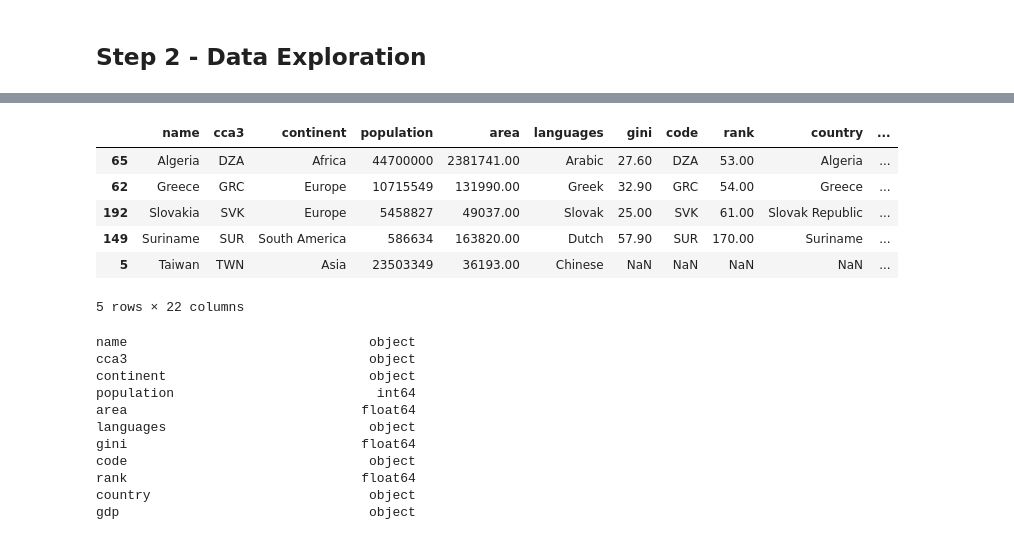
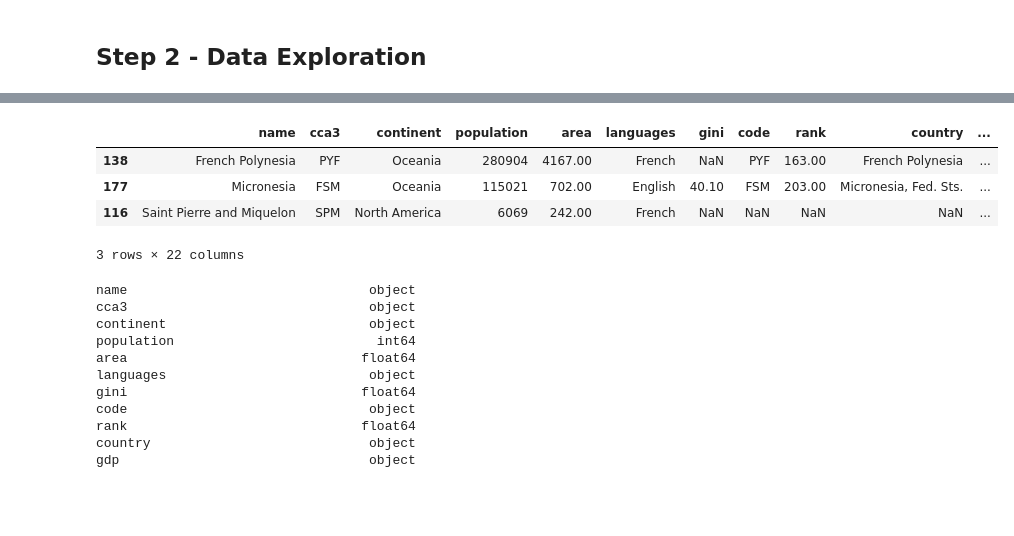
Before and after one commit to nadpierre/countries-eda-project, a Jupyter notebook: Country Analysis.ipynb, the cells around one changed output, grey strips where cells are left out. Saved outputs shown, nothing was run; the diff lists cells and outputs as text; code cells hidden in the pictures; blank space fills up the shorter version.

```diff
--- a/Country Analysis.ipynb
+++ b/Country Analysis.ipynb
@@ -259,13 +253,11 @@ countries.tail()
 # %%
-countries.sample(5)
+countries.sample(3)
 # %% [output]
 |  | name | cca3 | continent | population | area | languages | gini | code | rank | country | ... |
-| 65 | Algeria | DZA | Africa | 44700000 | 2381741.00 | Arabic | 27.60 | DZA | 53.00 | Algeria | ... |
-| 62 | Greece | GRC | Europe | 10715549 | 131990.00 | Greek | 32.90 | GRC | 54.00 | Greece | ... |
-| 192 | Slovakia | SVK | Europe | 5458827 | 49037.00 | Slovak | 25.00 | SVK | 61.00 | Slovak Republic | ... |
-| 149 | Suriname | SUR | South America | 586634 | 163820.00 | Dutch | 57.90 | SUR | 170.00 | Suriname | ... |
-| 5 | Taiwan | TWN | Asia | 23503349 | 36193.00 | Chinese | NaN | NaN | NaN | NaN | ... |
+| 138 | French Polynesia | PYF | Oceania | 280904 | 4167.00 | French | NaN | PYF | 163.00 | French Polynesia | ... |
+| 177 | Micronesia | FSM | Oceania | 115021 | 702.00 | English | 40.10 | FSM | 203.00 | Micronesia, Fed. Sts. | ... |
+| 116 | Saint Pierre and Miquelon | SPM | North America | 6069 | 242.00 | French | NaN | NaN | NaN | NaN | ... |
-5 rows × 22 columns
+3 rows × 22 columns
 # %%
 countries.dtypes
 # %% [output]
```
Also changed, not shown: parts of 23 cells of this notebook, 1 other file.
